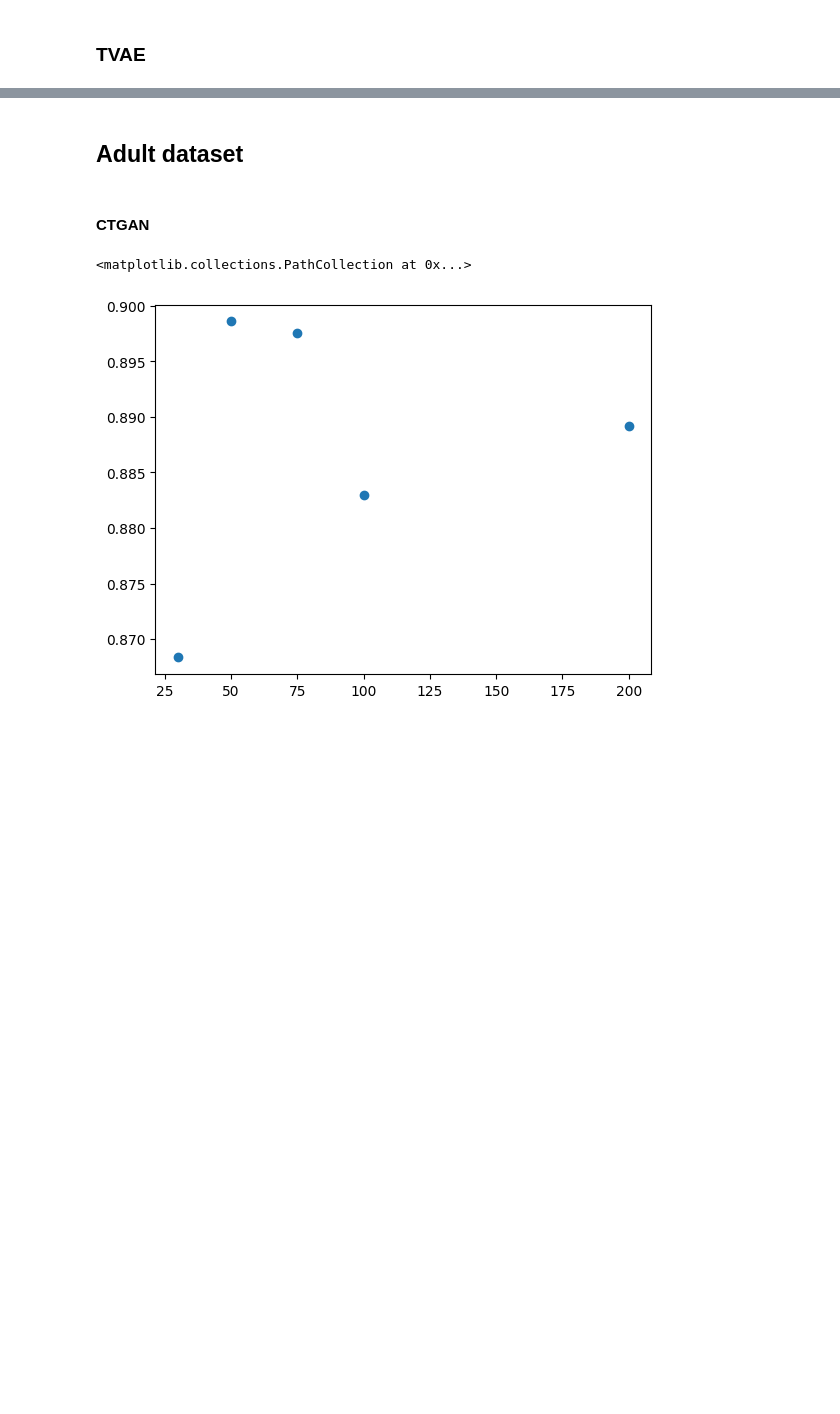
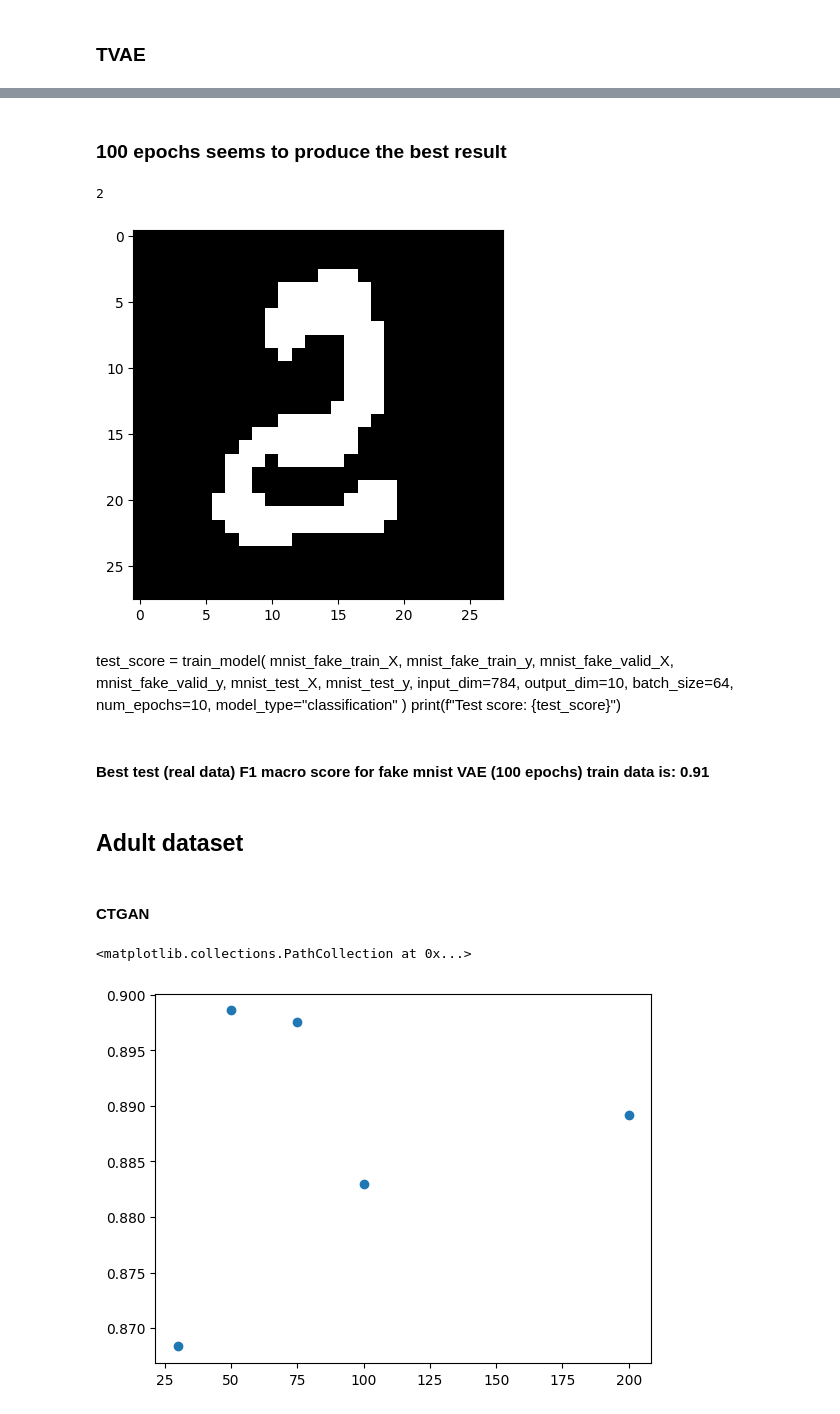
Before and after one commit to edithal-14/csc2516_2023_project, a Jupyter notebook: code/benchmark.ipynb, the cells around one changed output, grey strips where cells are left out. Saved outputs shown, nothing was run; the diff lists cells and outputs as text; code cells hidden in the pictures; blank space fills up the shorter version.

```diff
--- a/code/benchmark.ipynb
+++ b/code/benchmark.ipynb
@@ -426,0 +482,10 @@ print(fake[0][-1])
+# %% [markdown]
+### 100 epochs seems to produce the best result
+# %%
+tvae = TVAE.load("../models/mnist_tvae_100_epochs_03-04-2023-03-44-27.pkl")
+fake = tvae.sample(1)
+plt.imshow(fake[0][:-1].reshape(28, 28), cmap="gray")
+print(fake[0][-1])
+# %% [output]
+2
+[figure, added]
@@ -427,3 +499,20 @@ print(fake[0][-1])
+# %% [markdown]
+test_score = train_model(
+    mnist_fake_train_X,
+    mnist_fake_train_y,
+    mnist_fake_valid_X,
+    mnist_fake_valid_y,
+    mnist_test_X,
+    mnist_test_y,
+    input_dim=784,
+    output_dim=10,
+    batch_size=64,
+    num_epochs=10,
+    model_type="classification"
+)
+print(f"Test score: {test_score}")
+# %% [markdown]
+#### Best test (real data) F1 macro score for fake mnist VAE (100 epochs) train data is: 0.91
 # %% [markdown]
 ## Adult dataset
 # %% [markdown]
```
Also changed, not shown: parts of 19 cells of this notebook.
